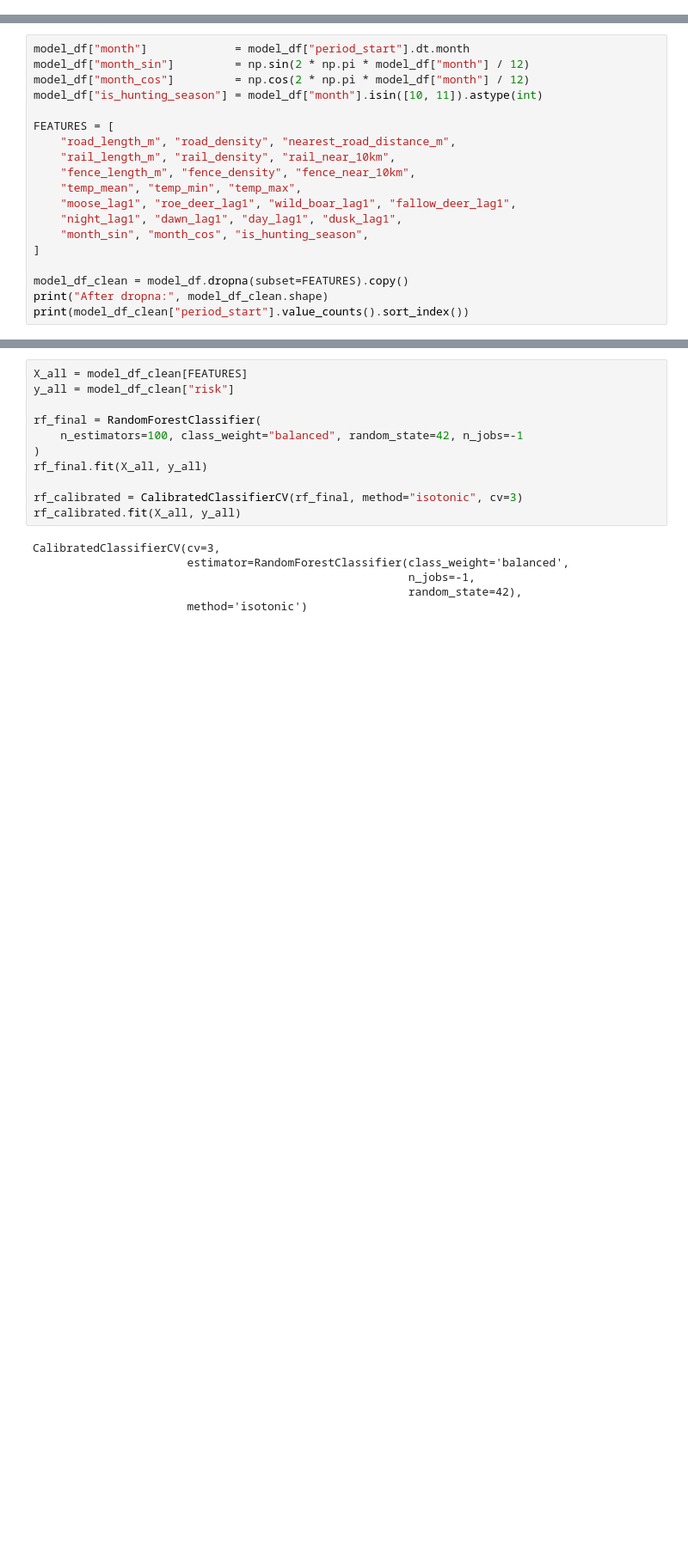
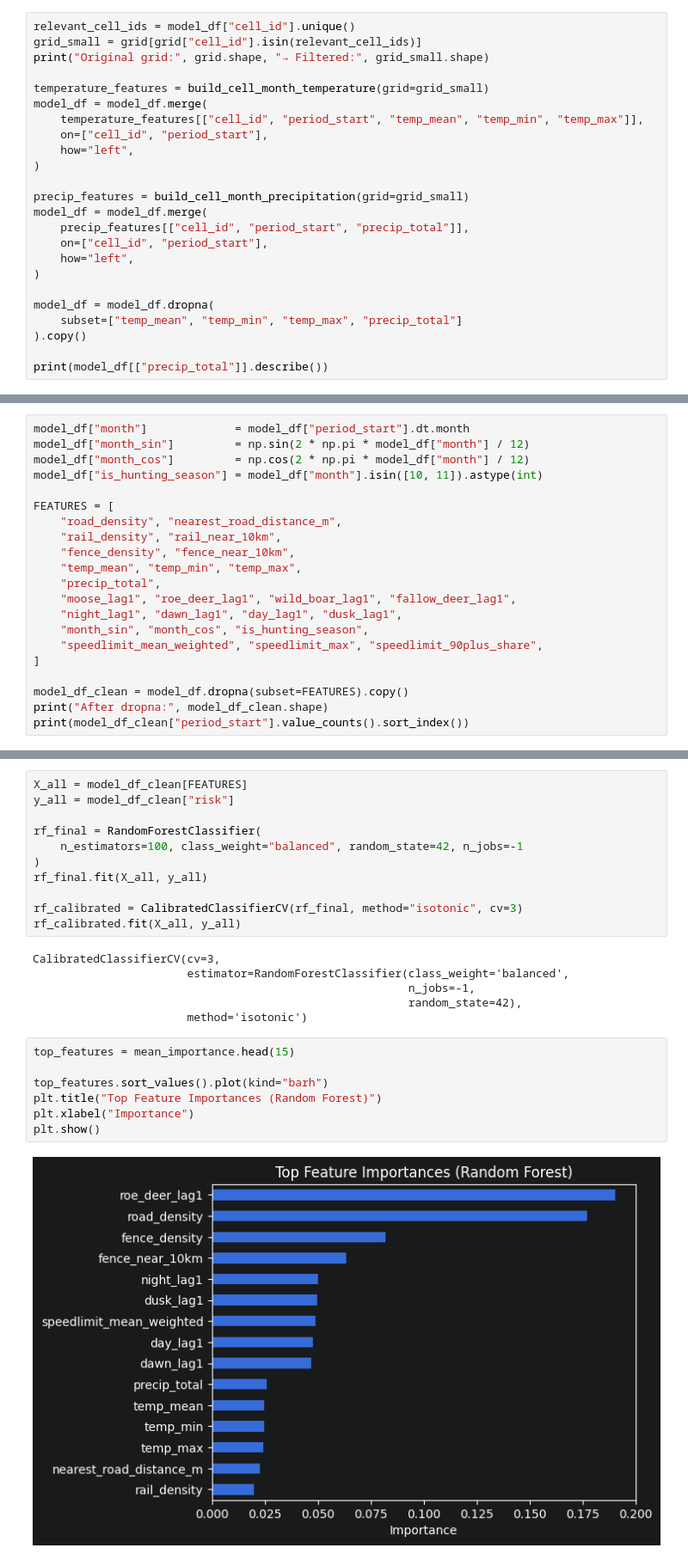
Before and after one commit to aw950309/thesis_boogaloo, a Jupyter notebook: notebooks/test.ipynb, the cells around one changed output, grey strips where cells are left out. Shown at 86% size. Saved outputs shown, nothing was run; the diff lists cells and outputs as text; blank space fills up the shorter version.

Commit message:
öhhhh percp och speedlimit added!!!

```diff
--- a/notebooks/test.ipynb
+++ b/notebooks/test.ipynb
@@ -519,0 +505,24 @@ temp_col: Lufttemperatur
+# %%
+relevant_cell_ids = model_df["cell_id"].unique()
+grid_small = grid[grid["cell_id"].isin(relevant_cell_ids)]
+print("Original grid:", grid.shape, "→ Filtered:", grid_small.shape)
+
+temperature_features = build_cell_month_temperature(grid=grid_small)
+model_df = model_df.merge(
+    temperature_features[["cell_id", "period_start", "temp_mean", "temp_min", "temp_max"]],
+    on=["cell_id", "period_start"],
+    how="left",
+)
+
+precip_features = build_cell_month_precipitation(grid=grid_small)
+model_df = model_df.merge(
+    precip_features[["cell_id", "period_start", "precip_total"]],
+    on=["cell_id", "period_start"],
+    how="left",
+)
+
+model_df = model_df.dropna(
+    subset=["temp_mean", "temp_min", "temp_max", "precip_total"]
+).copy()
+
+print(model_df[["precip_total"]].describe())
@@ -535,13 +582,15 @@ model_df["month_cos"]         = np.cos(2 * np.pi * model_df["month"] / 12)
 model_df["is_hunting_season"] = model_df["month"].isin([10, 11]).astype(int)
 
 FEATURES = [
-    "road_length_m", "road_density", "nearest_road_distance_m",
-    "rail_length_m", "rail_density", "rail_near_10km",
-    "fence_length_m", "fence_density", "fence_near_10km",
+    "road_density", "nearest_road_distance_m",
+    "rail_density", "rail_near_10km",
+    "fence_density", "fence_near_10km",
     "temp_mean", "temp_min", "temp_max",
+    "precip_total",
     "moose_lag1", "roe_deer_lag1", "wild_boar_lag1", "fallow_deer_lag1",
     "night_lag1", "dawn_lag1", "day_lag1", "dusk_lag1",
     "month_sin", "month_cos", "is_hunting_season",
+    "speedlimit_mean_weighted", "speedlimit_max", "speedlimit_90plus_share",
 ]
 
 model_df_clean = model_df.dropna(subset=FEATURES).copy()
@@ -728,3 +776,12 @@ CalibratedClassifierCV(cv=3,
                                                         n_jobs=-1,
                                                         random_state=42),
                        method='isotonic')
+# %%
+top_features = mean_importance.head(15)
+
+top_features.sort_values().plot(kind="barh")
+plt.title("Top Feature Importances (Random Forest)")
+plt.xlabel("Importance")
+plt.show()
+# %% [output]
+[figure, added]
```
Also changed, not shown: parts of 18 cells of this notebook, 2 other files.
